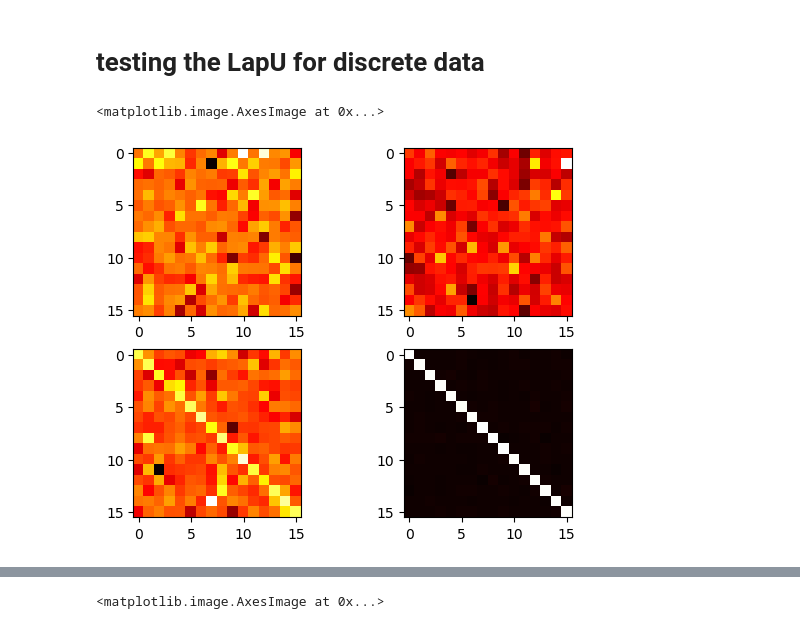
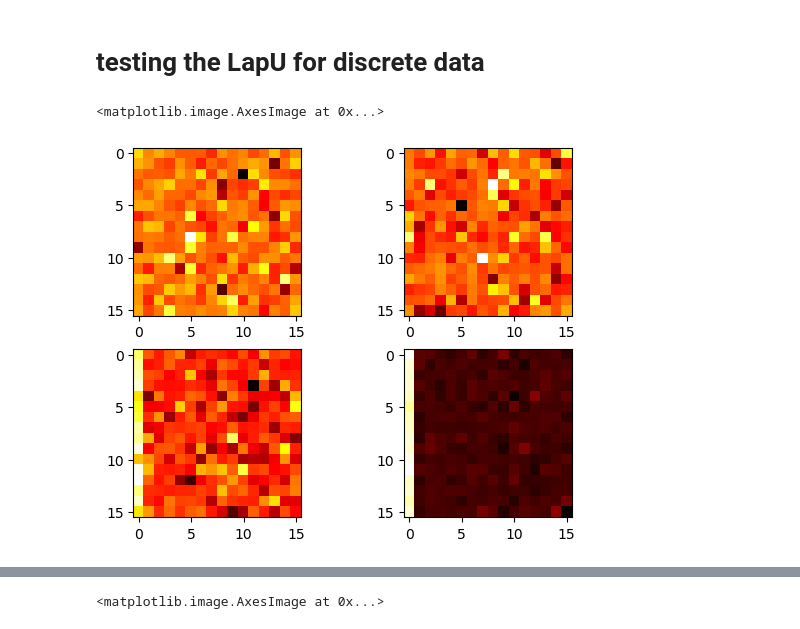
Before and after one commit to Jong-Min-Moon/LDPUts, a Jupyter notebook: playground.ipynb, the cells around one changed output, grey strips where cells are left out. Drawn from its saved outputs; the diff is of its cells as text; code cells hidden in the pictures.

```diff
--- a/playground.ipynb
+++ b/playground.ipynb
@@ -28,17 +28,21 @@ data_conti = torch.tensor([
 dsc = discretizer(device)
 data_disc, n_category = dsc.transform(data_conti, 2)
 data_disc
+
+LDPclient = client(device)
+LDPclient.load_data_disc(data_disc, n_category)
 # %% [output]
 tensor([ 0,  1,  2,  3,  4,  5,  6,  7,  8,  9, 10, 11, 12, 13, 14, 15])
 # %% [markdown]
 # testing the LapU for discrete data
 # %%
-laputest = LapU(device)
+
+
 fig, axs = plt.subplots(2,2)
-axs[0,0].imshow(laputest.privatize(data_disc, n_category, 0.1), cmap = 'hot', interpolation = 'nearest')
-axs[0,1].imshow(laputest.privatize(data_disc, n_category, 1.0), cmap = 'hot', interpolation = 'nearest')
-axs[1,0].imshow(laputest.privatize(data_disc, n_category, 10), cmap = 'hot', interpolation = 'nearest')
-axs[1,1].imshow(laputest.privatize(data_disc, n_category, 1000), cmap = 'hot', interpolation = 'nearest')
+axs[0,0].imshow(LDPclient.release_LapU(0.5), cmap = 'hot', interpolation = 'nearest')
+axs[0,1].imshow(LDPclient.release_LapU(1), cmap = 'hot', interpolation = 'nearest')
+axs[1,0].imshow(LDPclient.release_LapU(10), cmap = 'hot', interpolation = 'nearest')
+axs[1,1].imshow(LDPclient.release_LapU(100), cmap = 'hot', interpolation = 'nearest')
 # %% [output]
 <matplotlib.image.AxesImage at 0x...>
-[figure, old version]
+[figure, new version]
```
Also changed, not shown: parts of 14 cells of this notebook, 3 other files.
